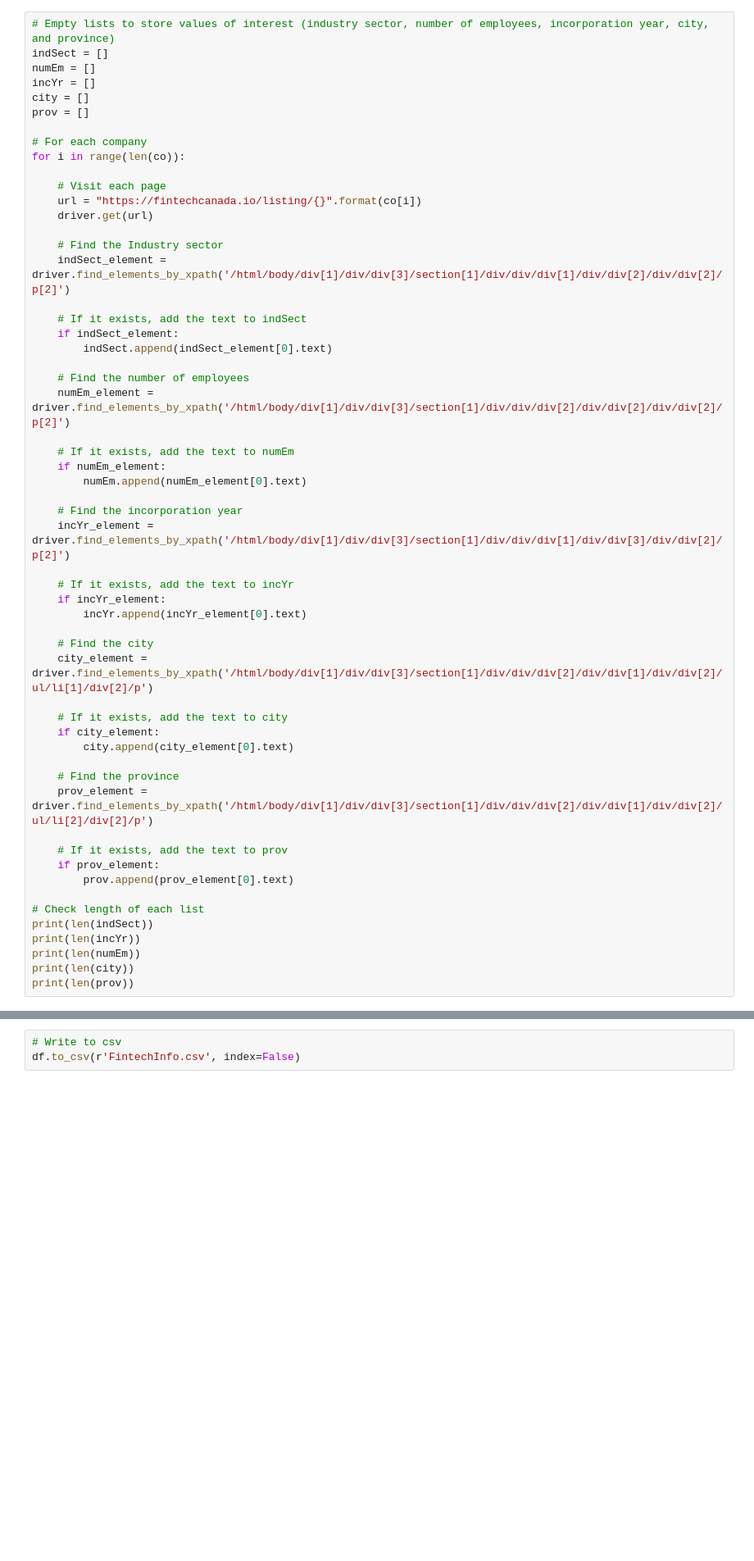
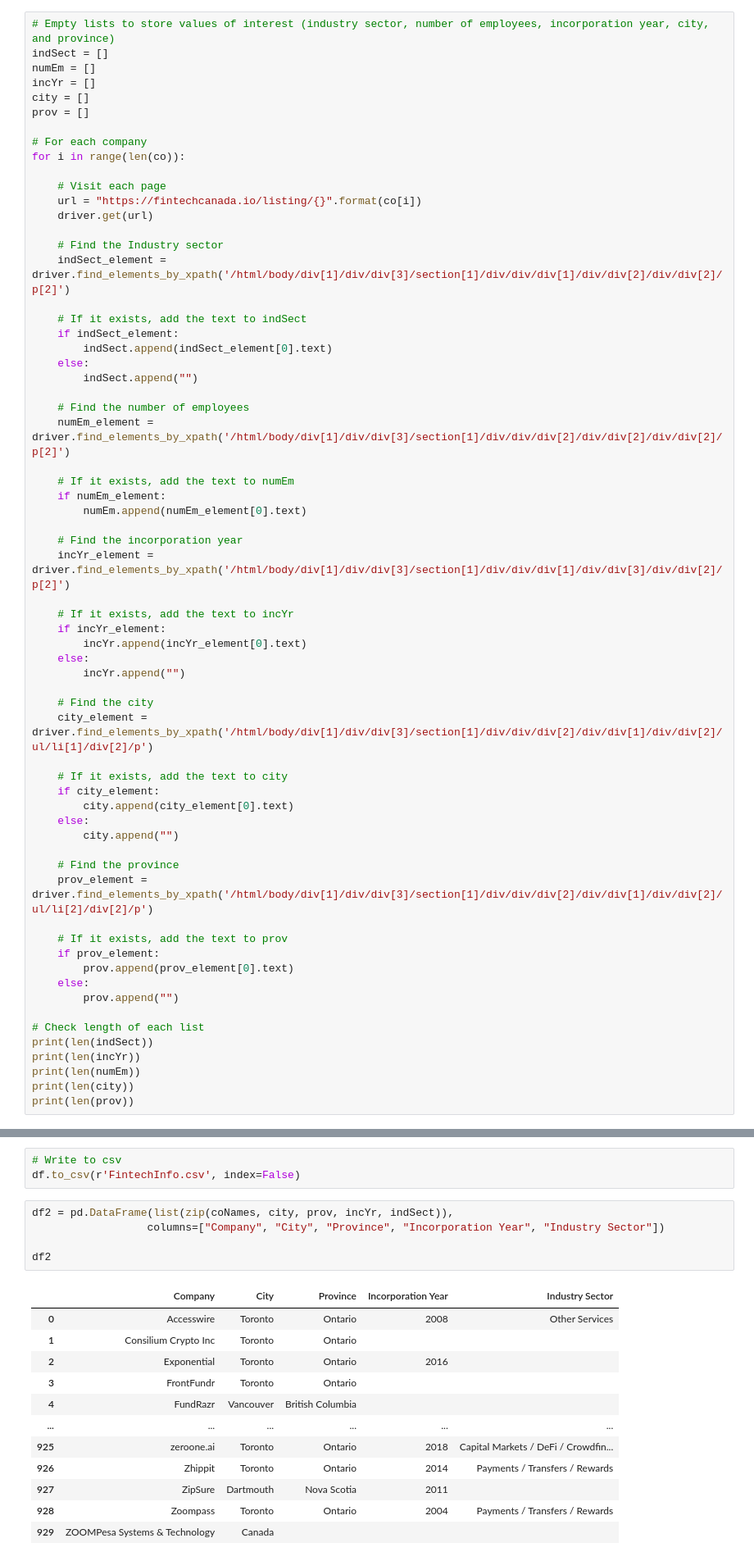
Before and after one commit to DennisH3/Fintech-Hackathon, a Jupyter notebook: ft_webscrape.ipynb, the cells around one changed output, grey strips where cells are left out. Shown: that part at 82% size. Drawn from its saved outputs; the diff is of its cells as text; blank space fills up the shorter version.

Commit message:
Scrape for more company info

```diff
--- a/ft_webscrape.ipynb
+++ b/ft_webscrape.ipynb
@@ -100,6 +100,8 @@ for i in range(len(co)):
     # If it exists, add the text to indSect
     if indSect_element:
         indSect.append(indSect_element[0].text)
+    else:
+        indSect.append("")
 
     # Find the number of employees
     numEm_element = driver.find_elements_by_xpath('/html/body/div[1]/div/div[3]/section[1]/div/div/div[2]/div/div[2]/div/div[2]/p[2]')
@@ -114,6 +116,8 @@ for i in range(len(co)):
     # If it exists, add the text to incYr
     if incYr_element:
         incYr.append(incYr_element[0].text)
+    else:
+        incYr.append("")
 
     # Find the city
     city_element = driver.find_elements_by_xpath('/html/body/div[1]/div/div[3]/section[1]/div/div/div[2]/div/div[1]/div/div[2]/ul/li[1]/div[2]/p')
@@ -121,6 +125,8 @@ for i in range(len(co)):
     # If it exists, add the text to city
     if city_element:
         city.append(city_element[0].text)
+    else:
+        city.append("")
 
     # Find the province
     prov_element = driver.find_elements_by_xpath('/html/body/div[1]/div/div[3]/section[1]/div/div/div[2]/div/div[1]/div/div[2]/ul/li[2]/div[2]/p')
@@ -128,6 +134,8 @@ for i in range(len(co)):
     # If it exists, add the text to prov
     if prov_element:
         prov.append(prov_element[0].text)
+    else:
+        prov.append("")
 
 # Check length of each list
 print(len(indSect))
@@ -145,3 +173,21 @@ df
 # %%
 # Write to csv
 df.to_csv(r'FintechInfo.csv', index=False)
+# %%
+df2 = pd.DataFrame(list(zip(coNames, city, prov, incYr, indSect)),
+                  columns=["Company", "City", "Province", "Incorporation Year", "Industry Sector"])
+
+df2
+# %% [output]
+|  | Company | City | Province | Incorporation Year | Industry Sector |
+| 0 | Accesswire | Toronto | Ontario | 2008 | Other Services |
+| 1 | Consilium Crypto Inc | Toronto | Ontario |  |  |
+| 2 | Exponential | Toronto | Ontario | 2016 |  |
+| 3 | FrontFundr | Toronto | Ontario |  |  |
+| 4 | FundRazr | Vancouver | British Columbia |  |  |
+| ... | ... | ... | ... | ... | ... |
+| 925 | zeroone.ai | Toronto | Ontario | 2018 | Capital Markets / DeFi / Crowdfin... |
+| 926 | Zhippit | Toronto | Ontario | 2014 | Payments / Transfers / Rewards |
+| 927 | ZipSure | Dartmouth | Nova Scotia | 2011 |  |
+| 928 | Zoompass | Toronto | Ontario | 2004 | Payments / Transfers / Rewards |
+| 929 | ZOOMPesa Systems & Technology | Canada |  |  |  |
```
Also changed, not shown: parts of 4 cells of this notebook.
